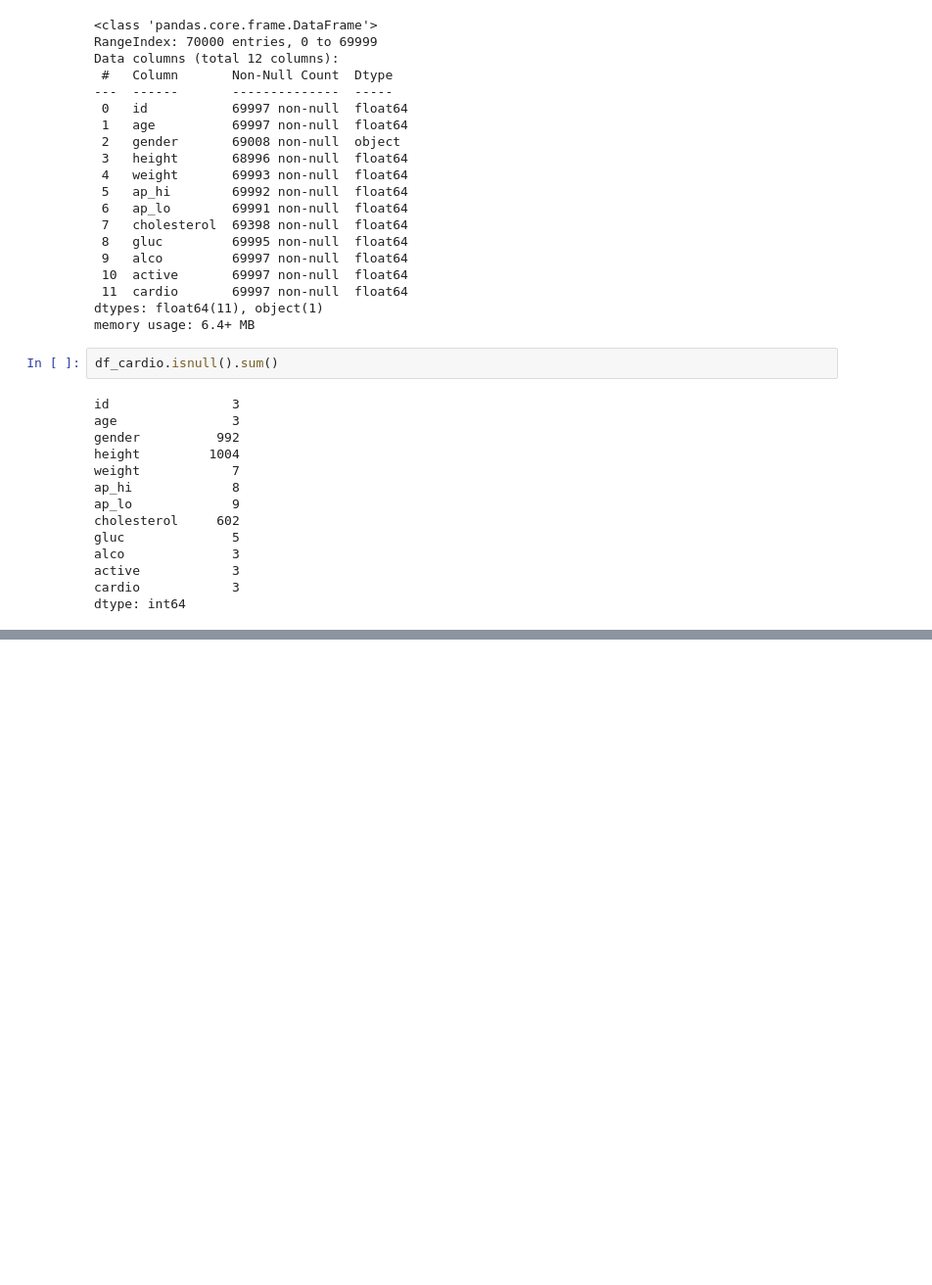
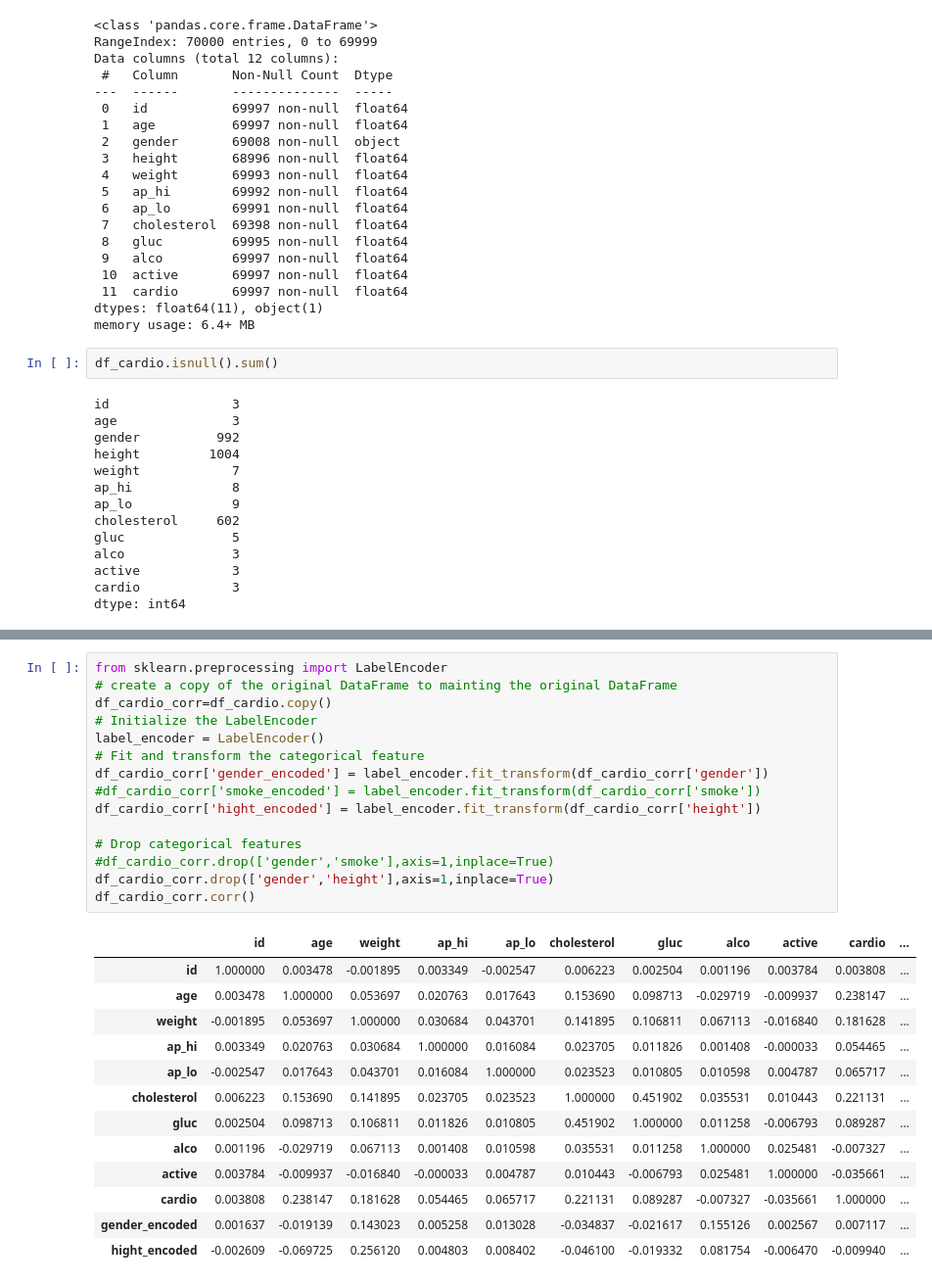
Before and after one commit to Mohammed-Abed-Alkareem/INTELLIGENT-SYSTEMS-LAB, a Jupyter notebook: Exp_2/exp_2.ipynb, the cells around one changed output, grey strips where cells are left out. Shown at 98% size. Cells and saved outputs as stored; diff of their text form; blank space fills up the shorter version.

```diff
--- a/Exp_2/exp_2.ipynb
+++ b/Exp_2/exp_2.ipynb
@@ -677,0 +813,29 @@ print(df_cardio.isnull().any(axis=1).sum())
+# %%
+from sklearn.preprocessing import LabelEncoder
+# create a copy of the original DataFrame to mainting the original DataFrame
+df_cardio_corr=df_cardio.copy()
+# Initialize the LabelEncoder
+label_encoder = LabelEncoder()
+# Fit and transform the categorical feature
+df_cardio_corr['gender_encoded'] = label_encoder.fit_transform(df_cardio_corr['gender'])
+#df_cardio_corr['smoke_encoded'] = label_encoder.fit_transform(df_cardio_corr['smoke'])
+df_cardio_corr['hight_encoded'] = label_encoder.fit_transform(df_cardio_corr['height'])
+
+# Drop categorical features
+#df_cardio_corr.drop(['gender','smoke'],axis=1,inplace=True)
+df_cardio_corr.drop(['gender','height'],axis=1,inplace=True)
+df_cardio_corr.corr()
+# %% [output]
+|  | id | age | weight | ap_hi | ap_lo | cholesterol | gluc | alco | active | cardio | ... |
+| id | 1.000000 | 0.003478 | -0.001895 | 0.003349 | -0.002547 | 0.006223 | 0.002504 | 0.001196 | 0.003784 | 0.003808 | ... |
+| age | 0.003478 | 1.000000 | 0.053697 | 0.020763 | 0.017643 | 0.153690 | 0.098713 | -0.029719 | -0.009937 | 0.238147 | ... |
+| weight | -0.001895 | 0.053697 | 1.000000 | 0.030684 | 0.043701 | 0.141895 | 0.106811 | 0.067113 | -0.016840 | 0.181628 | ... |
+| ap_hi | 0.003349 | 0.020763 | 0.030684 | 1.000000 | 0.016084 | 0.023705 | 0.011826 | 0.001408 | -0.000033 | 0.054465 | ... |
+| ap_lo | -0.002547 | 0.017643 | 0.043701 | 0.016084 | 1.000000 | 0.023523 | 0.010805 | 0.010598 | 0.004787 | 0.065717 | ... |
+| cholesterol | 0.006223 | 0.153690 | 0.141895 | 0.023705 | 0.023523 | 1.000000 | 0.451902 | 0.035531 | 0.010443 | 0.221131 | ... |
+| gluc | 0.002504 | 0.098713 | 0.106811 | 0.011826 | 0.010805 | 0.451902 | 1.000000 | 0.011258 | -0.006793 | 0.089287 | ... |
+| alco | 0.001196 | -0.029719 | 0.067113 | 0.001408 | 0.010598 | 0.035531 | 0.011258 | 1.000000 | 0.025481 | -0.007327 | ... |
+| active | 0.003784 | -0.009937 | -0.016840 | -0.000033 | 0.004787 | 0.010443 | -0.006793 | 0.025481 | 1.000000 | -0.035661 | ... |
+| cardio | 0.003808 | 0.238147 | 0.181628 | 0.054465 | 0.065717 | 0.221131 | 0.089287 | -0.007327 | -0.035661 | 1.000000 | ... |
+| gender_encoded | 0.001637 | -0.019139 | 0.143023 | 0.005258 | 0.013028 | -0.034837 | -0.021617 | 0.155126 | 0.002567 | 0.007117 | ... |
+| hight_encoded | -0.002609 | -0.069725 | 0.256120 | 0.004803 | 0.008402 | -0.046100 | -0.019332 | 0.081754 | -0.006470 | -0.009940 | ... |
```
Also changed, not shown: parts of 15 cells of this notebook.
